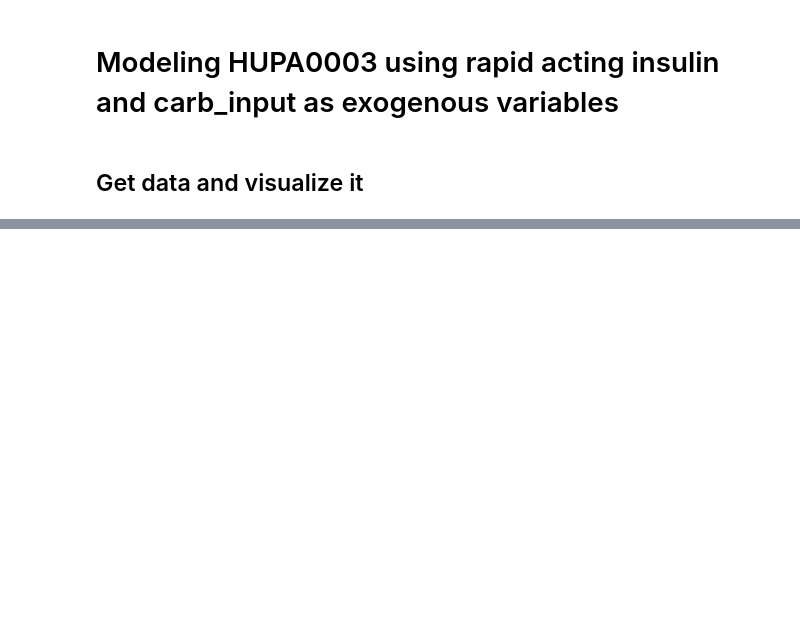
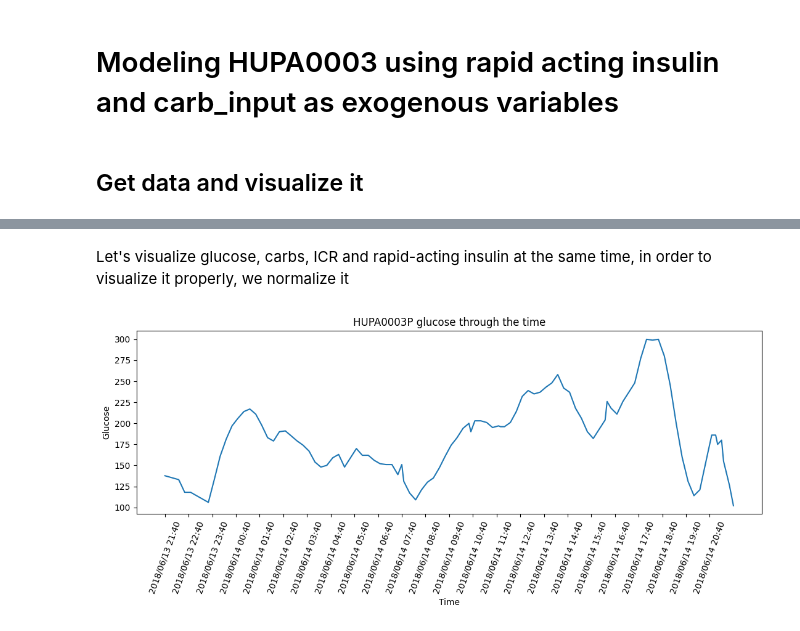
Before and after one commit to LuisDogo/Hypoglycemia_Prediction, a Jupyter notebook: notebooks/patient3_exog.ipynb, the cells around one changed output, grey strips where cells are left out. Drawn from its saved outputs; the diff is of its cells as text; code cells hidden in the pictures; blank space fills up the shorter version.

```diff
--- a/notebooks/patient3_exog.ipynb
+++ b/notebooks/patient3_exog.ipynb
@@ -26,0 +69,12 @@ data
+# %%
+def get_ICR(x):
+    carbs = x['carb_input']
+    insulin = x['bolus_volume_delivered']
+    if carbs == 0:
+        return 0
+    elif insulin == 0:
+        return 0
+    else:
+        return carbs/insulin
+# %%
+data['ICR'] = data.apply(get_ICR, axis=1)
@@ -26,0 +97,26 @@ data
+# %% [markdown]
+Let's visualize glucose, carbs, ICR and rapid-acting insulin at the same time, in order to visualize it properly, we normalize it
+# %%
+def get_ticks(size_window, array_dates):
+    index_ticks = []
+    j = 0
+    i = 0
+    while j != 288: ## A day contains 288 samples
+        i = j
+        index_ticks.append(i)
+        j += size_window
+    ticks = array_dates[index_ticks]
+    label_ticks = ticks.dt.strftime('%Y/%m/%d %H:%M')
+    return ticks, label_ticks
+# %%
+one_day = data[:289]
+figure, ax = plt.subplots(1,1, figsize=(11, 5))
+ticks, ticks_labels = get_ticks(12, array_dates=data['time'])
+ax.plot(one_day['time'], one_day['glucose'])
+ax.set(title='HUPA0003P glucose through the time', xlabel='Time', ylabel='Glucose')
+ax.set_xticks(ticks)
+ax.set_xticklabels(ticks_labels, rotation=70)
+plt.tight_layout()
+plt.show()
+# %% [output]
+[figure, added]
```
Also changed, not shown: parts of 47 cells of this notebook, 1 other file.
